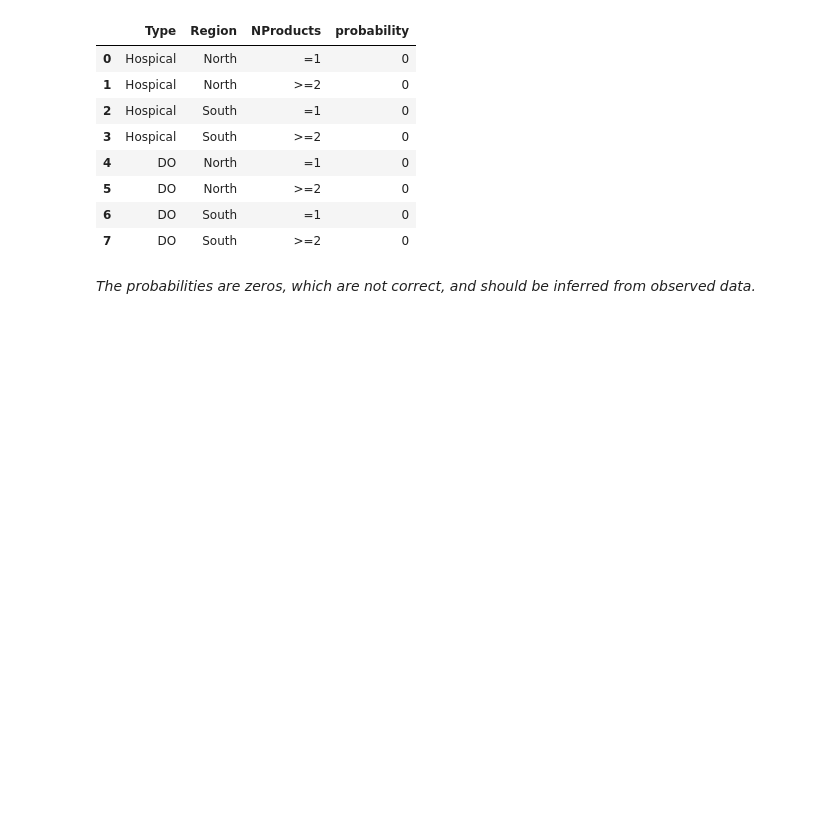
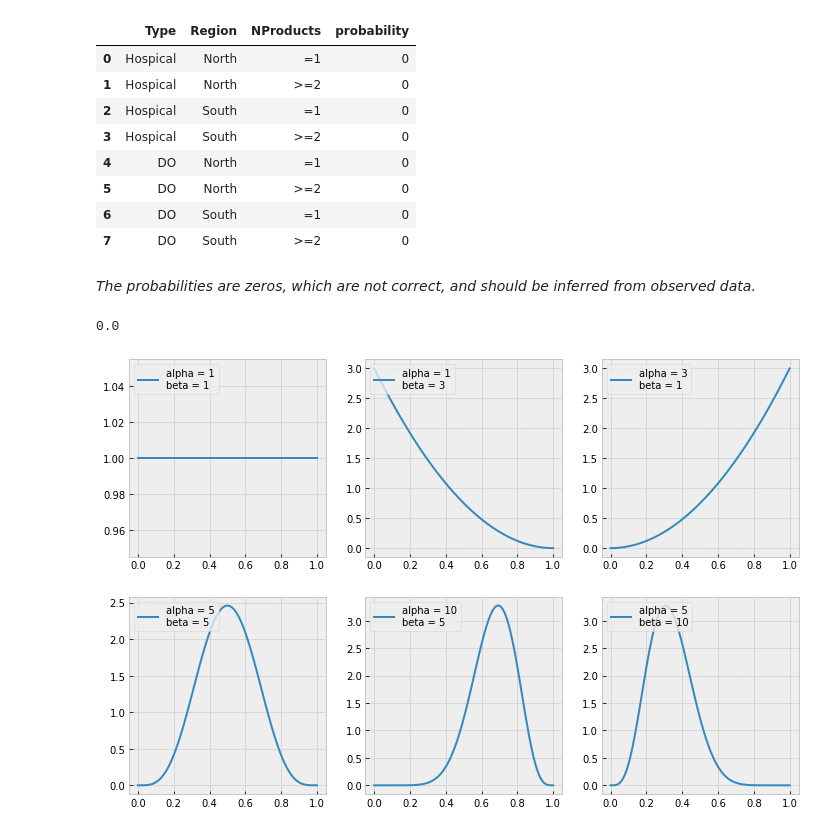
Before and after one commit to Kira1108/Bayesian_Study_Note, a Jupyter notebook: sampling_methods/sampling methods.ipynb, the cells around one changed output. Cells and saved outputs as stored; diff of their text form; code cells hidden in the pictures; blank space fills up the shorter version.

```diff
--- a/sampling_methods/sampling methods.ipynb
+++ b/sampling_methods/sampling methods.ipynb
@@ -448,3 +448,30 @@ table
 | 7 | DO | South | >=2 | 0 |
 # %% [markdown]
 *The probabilities are zeros, which are not correct, and should be inferred from observed data.*
+# %%
+y
+# %% [output]
+0.0
+# %%
+from IPython.core.pylabtools import figsize
+from scipy import stats
+import matplotlib.pyplot as plt
+plt.style.use('bmh')
+
+alphas = [1,1,3,5,10,5]
+betas = [1,3,1,5,5,10]
+
+
+x = np.linspace(0,1,100)
+
+figsize(12,8)
+i = 1
+for alpha, beta in zip(alphas, betas):
+    plt.subplot(2,3,i)
+    y = stats.beta.pdf(x, alpha, beta)
+    plt.plot(x,y,label = 'alpha = {}\nbeta = {}'.format(alpha, beta))
+    plt.legend(loc= 'upper left')
+    i+=1
+plt.show()
+# %% [output]
+[figure, added]
```
Also changed, not shown: parts of 50 cells of this notebook, 1 other file.
